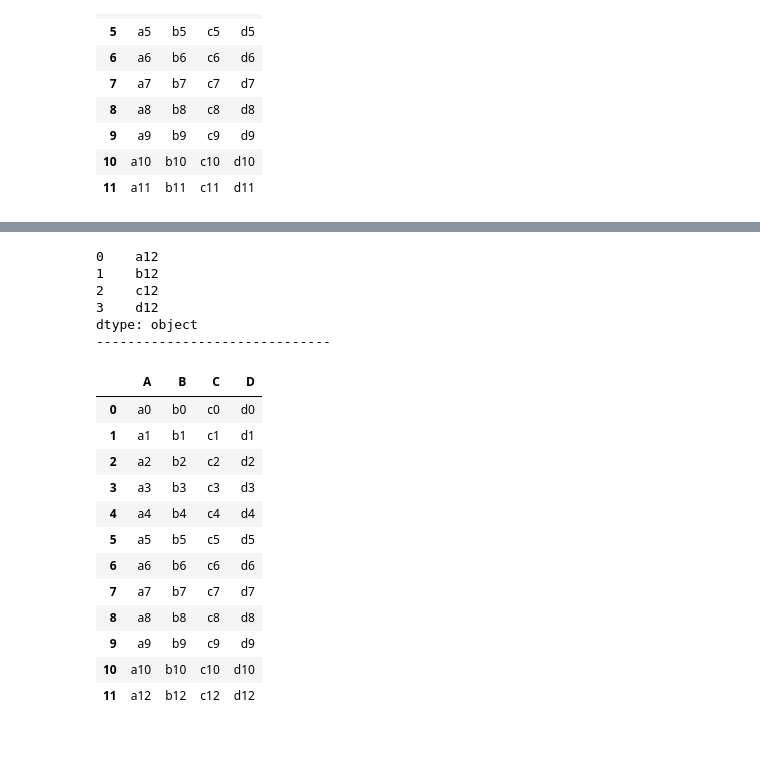
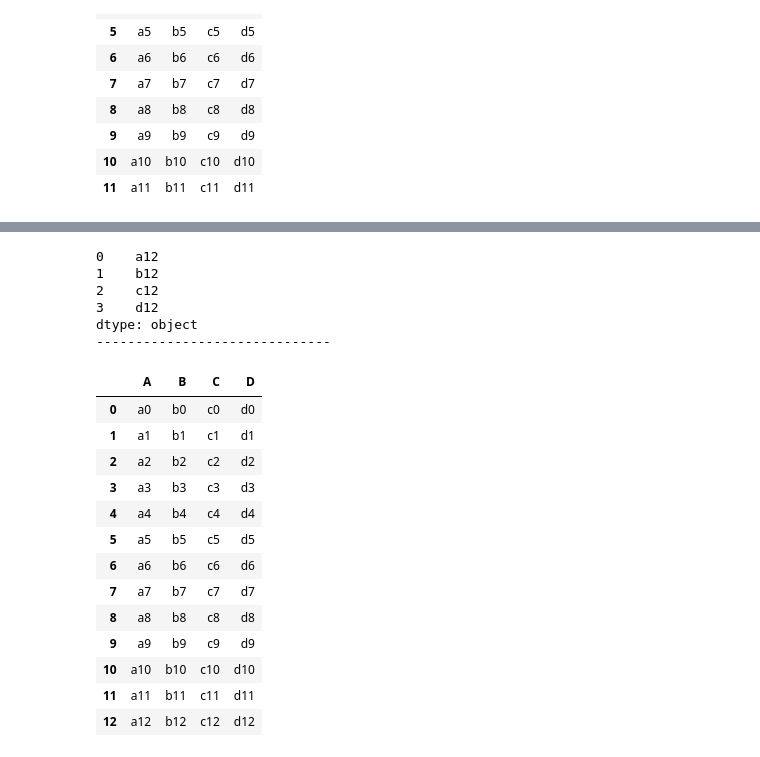
Before and after one commit to cherrima/hipython, a Jupyter notebook: 08.pandas.ipynb, the cells around one changed output, grey strips where cells are left out. Saved outputs shown, nothing was run; the diff lists cells and outputs as text; code cells hidden in the pictures.

```diff
--- a/08.pandas.ipynb
+++ b/08.pandas.ipynb
@@ -532,32 +538,33 @@ sr12 = pd.Series(['a12', 'b12', 'c12', 'd12'])
 # sr_df = sr12.to_frame().T  # FrameDate 로 변환하고 행 데이터로 바꾸기
 # sr_df.columns = df_total.columns   # Column 명 동일하게 맞추기
 
 print(sr12)
 # df_total = pd.concat([df_total, sr_df], ignore_index=True)
 # df_total
 
 print('-'*30)
 
 # df_total.iloc[len(df_total)-1] = sr12.to_list()  # iloc 은 신규행 추가 불가 - 기존 행 수정만 가능
-df_total.loc[len(df_total)-1] = sr12.to_list() # loc 은 신규 인덱스 추가로 신규행 추가 가능
+df_total.loc[len(df_total)] = sr12.to_list() # loc 은 신규 인덱스 추가로 신규행 추가 가능
 df_total
 # %% [output]
 0    a12
 1    b12
 2    c12
 3    d12
 dtype: object
 ------------------------------
 |  | A | B | C | D |
 | 0 | a0 | b0 | c0 | d0 |
 | 1 | a1 | b1 | c1 | d1 |
 | 2 | a2 | b2 | c2 | d2 |
 | 3 | a3 | b3 | c3 | d3 |
 | 4 | a4 | b4 | c4 | d4 |
 | 5 | a5 | b5 | c5 | d5 |
 | 6 | a6 | b6 | c6 | d6 |
 | 7 | a7 | b7 | c7 | d7 |
 | 8 | a8 | b8 | c8 | d8 |
 | 9 | a9 | b9 | c9 | d9 |
 | 10 | a10 | b10 | c10 | d10 |
-| 11 | a12 | b12 | c12 | d12 |
+| 11 | a11 | b11 | c11 | d11 |
+| 12 | a12 | b12 | c12 | d12 |
```
Also changed, not shown: parts of 1 cell of this notebook, 4 other files.
